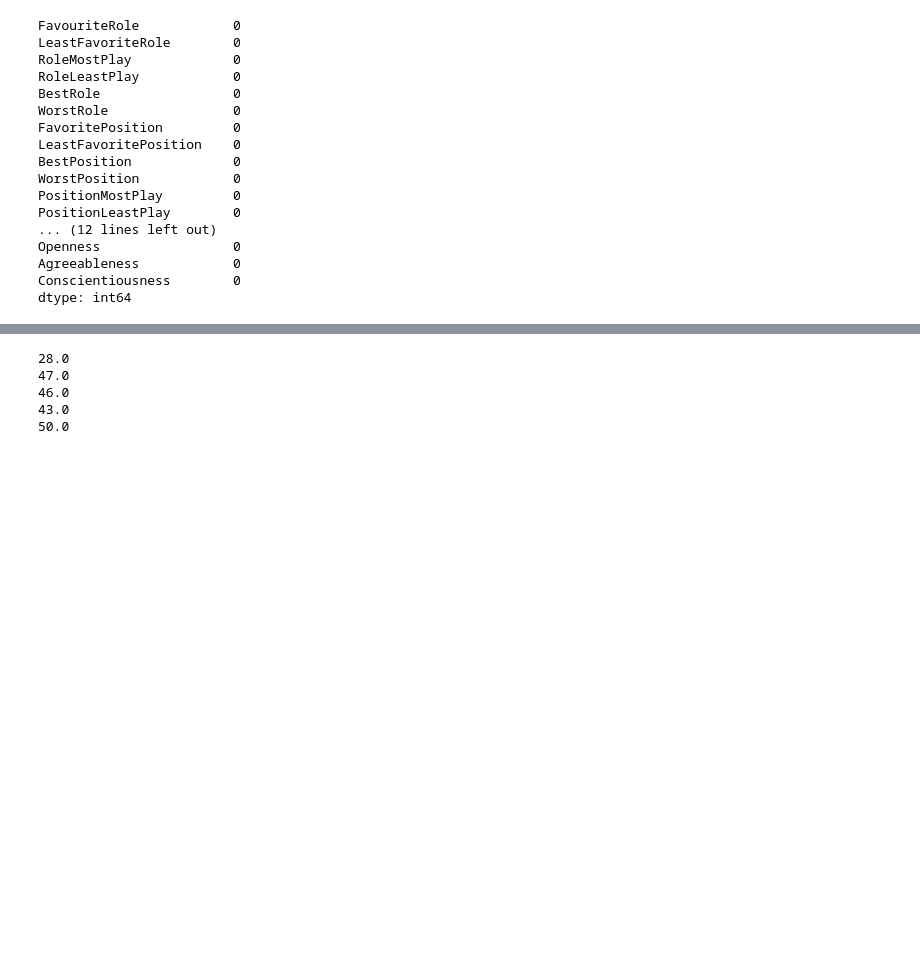
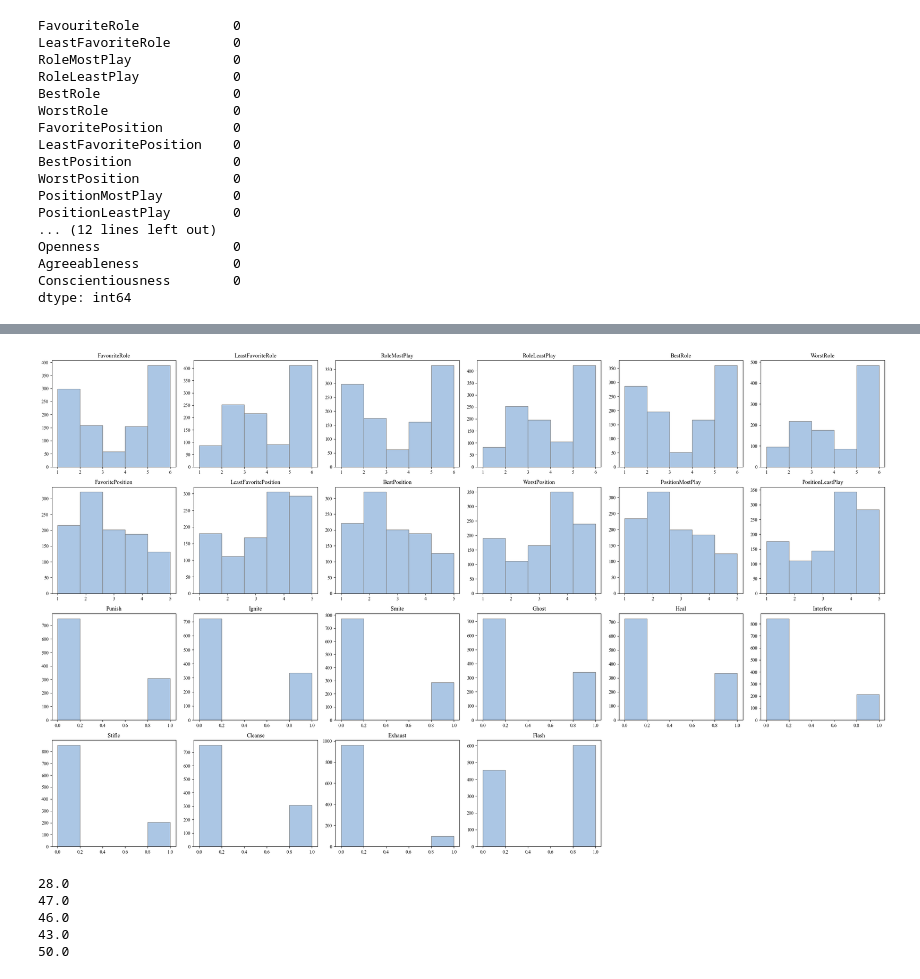
Before and after one commit to Kilig1210/MOBA-game, a Jupyter notebook: game_data_clean.ipynb, the cells around one changed output, grey strips where cells are left out. Cells and saved outputs as stored; diff of their text form; code cells hidden in the pictures; blank space fills up the shorter version.

```diff
--- a/game_data_clean.ipynb
+++ b/game_data_clean.ipynb
@@ -57,4 +62,18 @@ df = data[['FavouriteRole', 'LeastFavoriteRole', 'RoleMostPlay', 'RoleLeastPlay'
           'Neuroticism', 'Extraversion', 'Openness', 'Agreeableness', 'Conscientiousness']]
+# %%
+rename_dict = {
+    'chengjie': 'Punish',
+    'zhongjie': 'Ignite',
+    'kuangbao': 'Smite',
+    'jipao': 'Ghost',
+    'zhiliao': 'Heal',
+    'ganrao': 'Interfere',
+    'yunxuan': 'Stifle',
+    'jinhua':'Cleanse',
+    'ruohua':'Exhaust' ,
+    'shanxian': 'Flash'
+}
+df.rename(columns=rename_dict, inplace=True)
 # %%
 df.head()
 # %% [output]
@@ -147,0 +169,24 @@ Name: FavoritePosition, dtype: int64
+# %%
+
+
+rcParams['font.family'] = 'Times New Roman'
+
+
+hist_plot = pd.plotting.hist_frame(df[['FavouriteRole', 'LeastFavoriteRole', 'RoleMostPlay', 'RoleLeastPlay', 'BestRole','WorstRole',
+          'FavoritePosition', 'LeastFavoritePosition', 'BestPosition','WorstPosition','PositionMostPlay','PositionLeastPlay',
+          'Punish','Ignite', 'Smite', 'Ghost', 'Heal', 'Interfere', 'Stifle', 'Cleanse', 'Exhaust' ,'Flash' ]], figsize=(25, 15), bins=5, color='#ABC6E4', layout=(4, 6))  # 4 rows x 6 columns layout
+
+
+for ax in hist_plot.flat:
+
+    ax.grid(False)
+
+
+    for bar in ax.patches:
+        bar.set_edgecolor('gray')
+        bar.set_linewidth(1)
+
+plt.tight_layout()
+plt.show()
+# %% [output]
+[figure, added]
```
Also changed, not shown: parts of 17 cells of this notebook, 3 other files.
